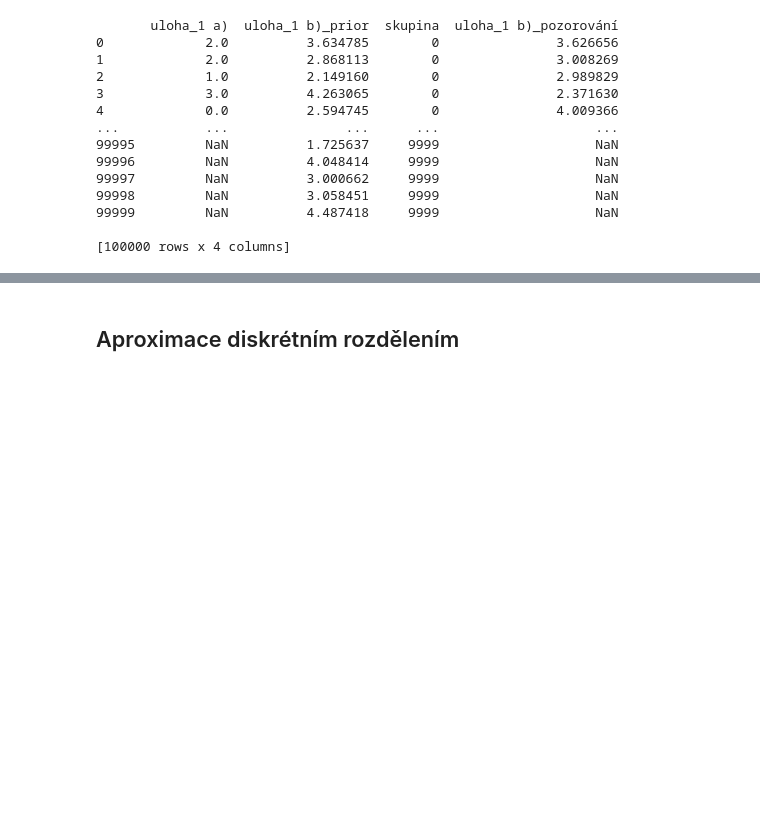
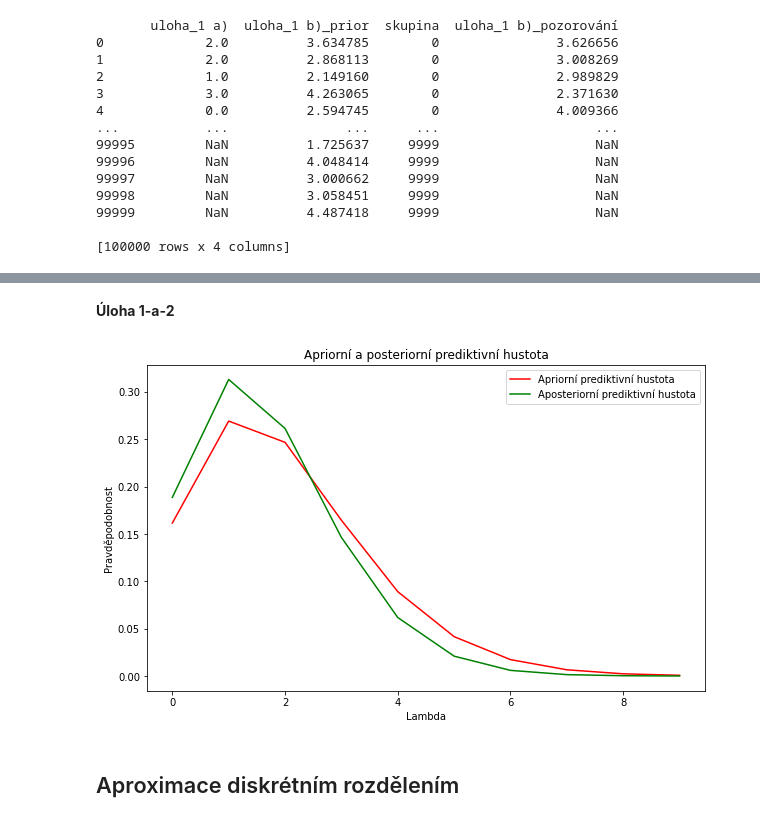
Before and after one commit to Filda99/FIT-MSP, a Jupyter notebook: Proj2/msp_proj2.ipynb, the cells around one changed output, grey strips where cells are left out. Drawn from its saved outputs; the diff is of its cells as text; code cells hidden in the pictures; blank space fills up the shorter version.

```diff
--- a/Proj2/msp_proj2.ipynb
+++ b/Proj2/msp_proj2.ipynb
@@ -120,3 +95,31 @@ plt.show()
+# %% [markdown]
+**Úloha 1-a-2**
+# %%
+# vyuzijeme parametru z predchoziho kroku pro vypocet parametru prediktivni hustoty (prior i posterior)
+# vyuzijeme binomialniho rozdeleni (prepis vzorce)
+# prior parametry
+binomial_alpha_prior = alpha_prior
+binomial_beta_prior = beta_prior / (beta_prior + 1)
+
+# posterior parametry
+binomial_alpha_posterior = alpha_posterior
+binomial_beta_posterior = beta_posterior / (beta_posterior + 1)
+
+x_values = np.arange(0, filtered_data_task1a.max()+5) # experimentalne nastaveno na 5, aby byl videt "ocas"
+
+predictive_probs_prior = nbinom.pmf(x_values, binomial_alpha_prior, binomial_beta_prior)
+predictive_probs_posterior = nbinom.pmf(x_values, binomial_alpha_posterior, binomial_beta_posterior)
+
+plt.figure(figsize=(10, 6))
+plt.plot(x_values, predictive_probs_prior, label='Apriorní prediktivní hustota', color='red')
+plt.plot(x_values, predictive_probs_posterior, label='Aposteriorní prediktivní hustota', color='green')
+plt.title('Apriorní a posteriorní prediktivní hustota')
+plt.xlabel('Lambda')
+plt.ylabel('Pravděpodobnost')
+plt.legend()
+plt.show()
+# %% [output]
+[figure, added]
 # %% [markdown]
 ## Aproximace diskrétním rozdělením
 # %% [markdown]
```
Also changed, not shown: parts of 19 cells of this notebook.
